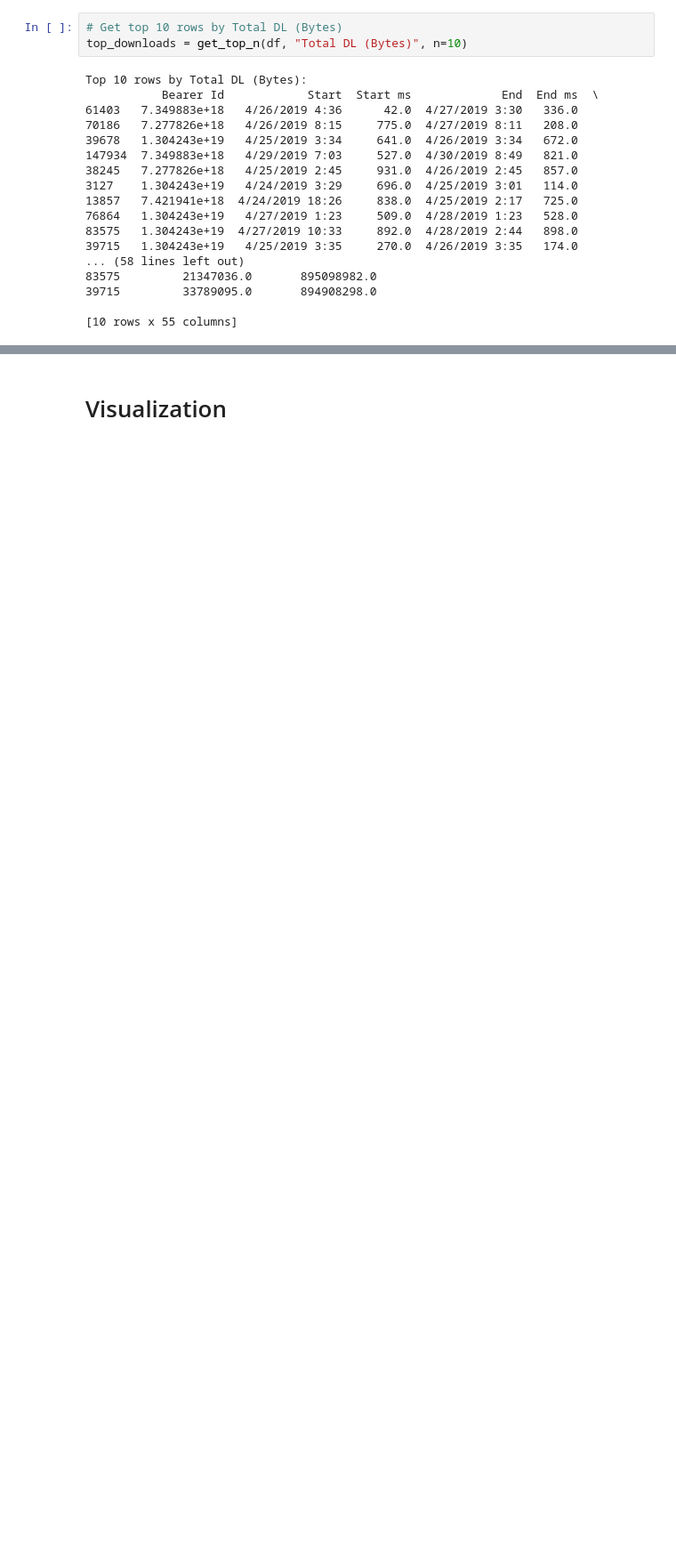
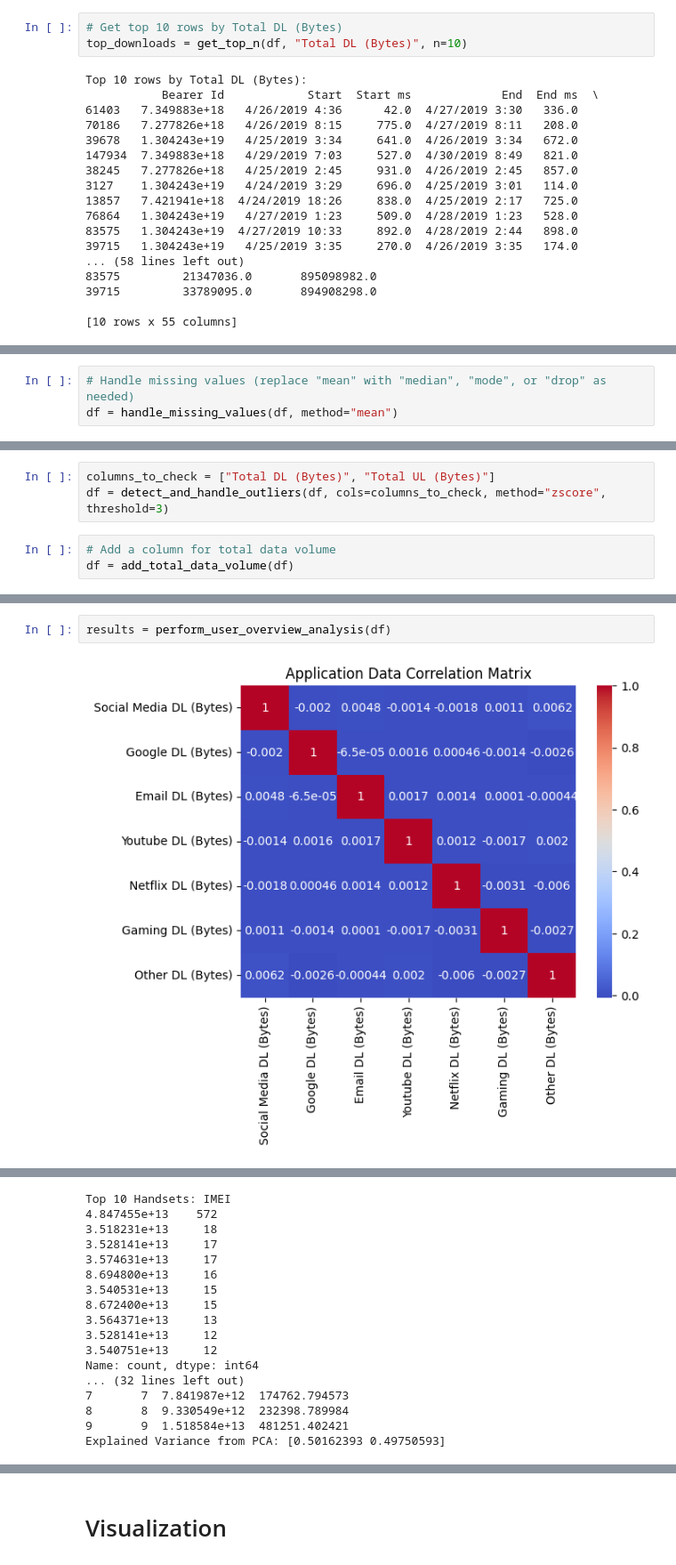
Before and after one commit to Abel-Marie/tellco-insights, a Jupyter notebook: notebooks/eda_user_overview.ipynb, the cells around one changed output, grey strips where cells are left out. Shown: that part at 89% size. Cells and saved outputs as stored; diff of their text form; blank space fills up the shorter version.

Commit message:
Updated the file to include data preprocessing by handling missing values and outliers. Additionally, performed user behavior analysis through both visual and statistical methods.

```diff
--- a/notebooks/eda_user_overview.ipynb
+++ b/notebooks/eda_user_overview.ipynb
@@ -94,0 +101,3 @@ Top 10 rows by Total DL (Bytes):
+# %%
+# Handle missing values (replace "mean" with "median", "mode", or "drop" as needed)
+df = handle_missing_values(df, method="mean")
@@ -94,0 +106,6 @@ Top 10 rows by Total DL (Bytes):
+# %%
+columns_to_check = ["Total DL (Bytes)", "Total UL (Bytes)"]
+df = detect_and_handle_outliers(df, cols=columns_to_check, method="zscore", threshold=3)
+# %%
+# Add a column for total data volume
+df = add_total_data_volume(df)
@@ -94,0 +157,4 @@ Top 10 rows by Total DL (Bytes):
+# %%
+results = perform_user_overview_analysis(df)
+# %% [output]
+[figure, added]
@@ -94,0 +162,17 @@ Top 10 rows by Total DL (Bytes):
+Top 10 Handsets: IMEI
+4.847455e+13    572
+3.518231e+13     18
+3.528141e+13     17
+3.574631e+13     17
+8.694800e+13     16
+3.540531e+13     15
+8.672400e+13     15
+3.564371e+13     13
+3.528141e+13     12
+3.540751e+13     12
+Name: count, dtype: int64
+... (32 lines left out)
+7       7  7.841987e+12  174762.794573
+8       8  9.330549e+12  232398.789984
+9       9  1.518584e+13  481251.402421
+Explained Variance from PCA: [0.50162393 0.49750593]
```
Also changed, not shown: parts of 26 cells of this notebook.
